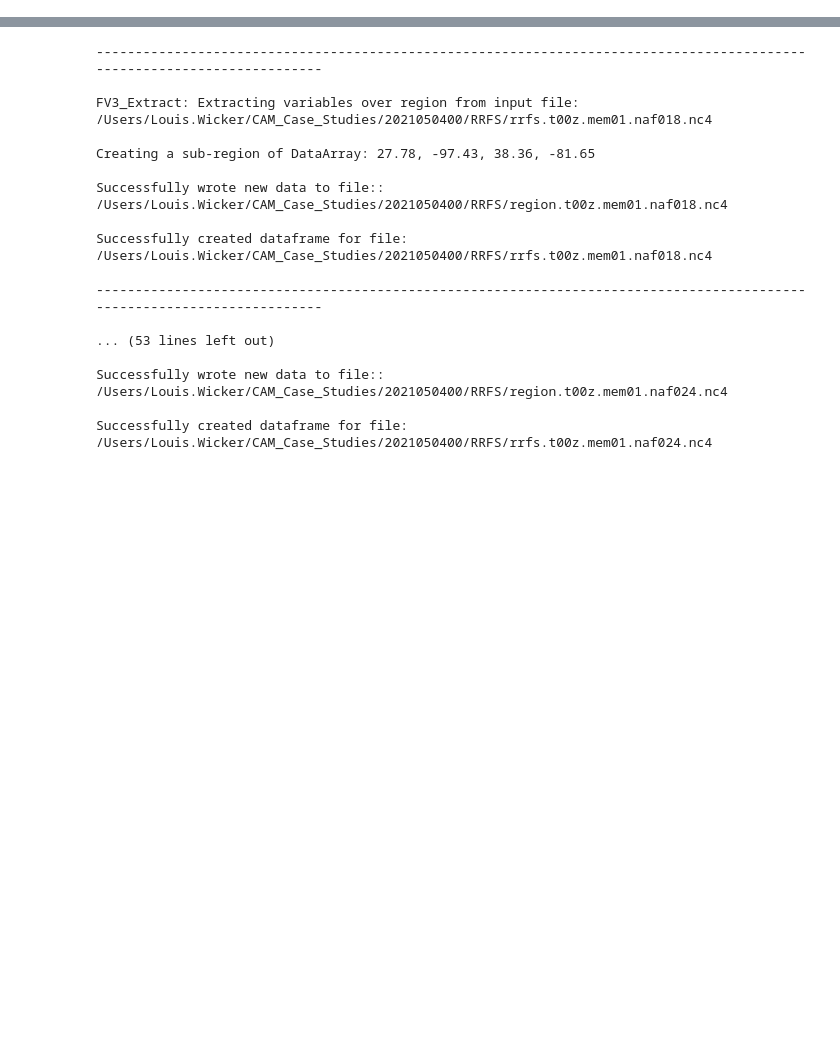
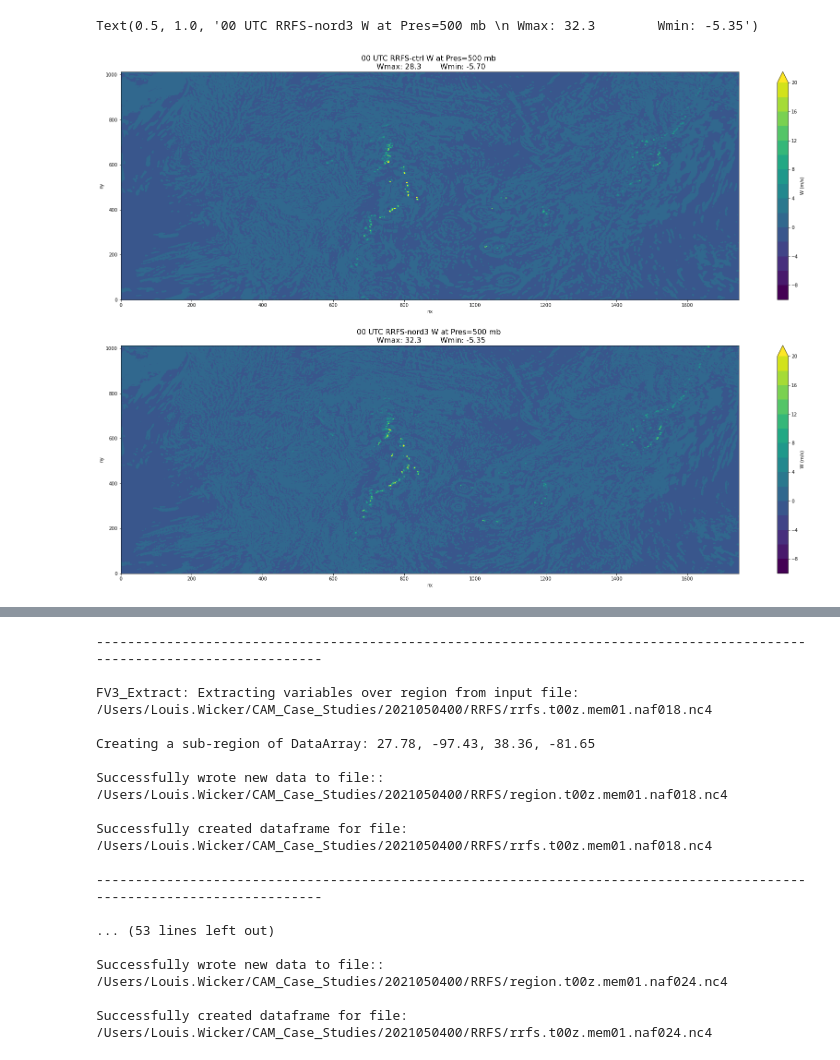
Before and after one commit to louiswicker/my_IPythonNotebooks, a Jupyter notebook: FV3_ARW_tools/AnalyzeARW.ipynb, the cells around one changed output, grey strips where cells are left out. Drawn from its saved outputs; the diff is of its cells as text; code cells hidden in the pictures; blank space fills up the shorter version.

```diff
--- a/FV3_ARW_tools/AnalyzeARW.ipynb
+++ b/FV3_ARW_tools/AnalyzeARW.ipynb
@@ -37,3 +37,15 @@ _gravity    = 9.806
 
 sw_corner = (27.776199263795622, -97.43436259615146)
 ne_corner = (38.36255932569569, -81.65435850459758)
+
+def title_string(time, pres, label, wmax, wmin, eps=None):
+    if eps:
+        return ("%2.2i UTC %s at Pres=%3.0f mb with EPS=%5.1f \n Wmax: %3.1f        Wmin: %4.2f" % (time, label, pres/100., eps, wmax, wmin))
+    else:
+        return ("%2.2i UTC %s at Pres=%3.0f mb \n Wmax: %3.1f        Wmin: %4.2f" % (time, label, pres/100., wmax, wmin))
+# %%
+file = '/Users/Louis.Wicker/CAM_Case_Studies/20210526/RRFS/nord3/PRSLEV.GrbF12'
+a, filename = fv3_grib_read_variable(file, var_list=['W','CREF'], writeout=True, prefix=None)
+
+file = '/Users/Louis.Wicker/CAM_Case_Studies/20210526/RRFS/ctrl/PRSLEV.GrbF12'
+b, filename = fv3_grib_read_variable(file, var_list=['W','CREF'], writeout=True, prefix=None)
@@ -39,0 +68,27 @@ ne_corner = (38.36255932569569, -81.65435850459758)
+# %%
+fig, axes = plt.subplots(nrows=2, ncols=1, figsize=(30,20))
+xlim = None
+ylim = None
+klevel=20
+
+utc = 00
+colormap = 'viridis'
+plevel = plevels[klevel]
+
+if klevel < 10:
+    vmin = -5.
+    vmax = 10.
+    clevels = np.linspace(vmin, vmax, 16)
+else:
+    vmin = -10.
+    vmax = 20.
+    clevels = np.linspace(vmin, vmax, 16)
+
+b.W.isel(nz=klevel).plot.contourf(ax=axes[0], levels=clevels, xlim=xlim, ylim=ylim, cmap=colormap, cbar_kwargs={'label': 'W (m/s)'})
+axes[0].set_title(title_string(utc, plevel, 'RRFS-ctrl W', b.W.isel(nz=klevel).max(), b.W.isel(nz=klevel).min()), fontsize=16)
+
+a.W.isel(nz=klevel).plot.contourf(ax=axes[1], levels=clevels, xlim=xlim, ylim=ylim, cmap=colormap, cbar_kwargs={'label': 'W (m/s)'})
+axes[1].set_title(title_string(utc, plevel, 'RRFS-nord3 W', a.W.isel(nz=klevel).max(), a.W.isel(nz=klevel).min()), fontsize=16)
+# %% [output]
+Text(0.5, 1.0, '00 UTC RRFS-nord3 W at Pres=500 mb \n Wmax: 32.3        Wmin: -5.35')
+[figure, added]
```
Also changed, not shown: parts of 3 cells of this notebook, 2 other files.
